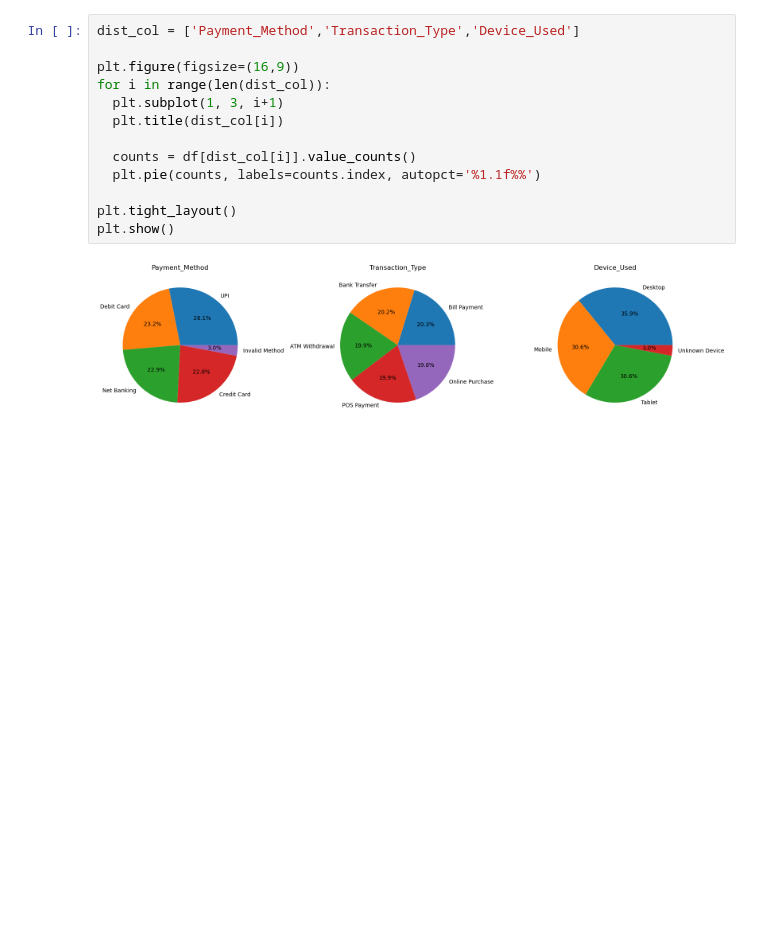
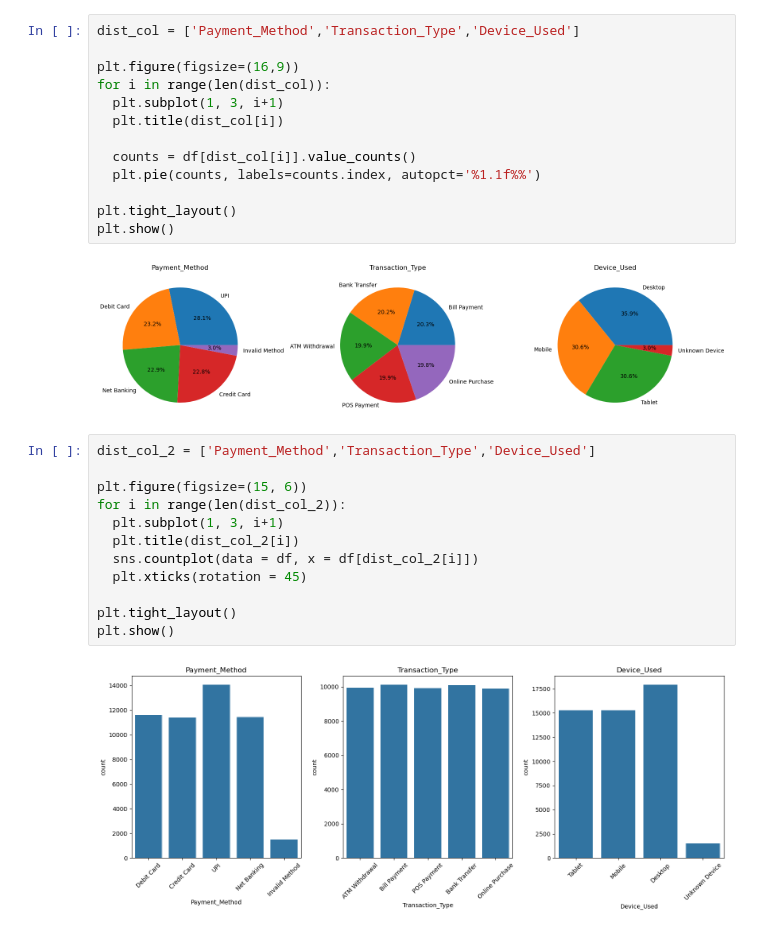
Before and after one commit to RodrigoD4v/Deteccao-de-Fraude-ML, a Jupyter notebook: notebooks/deteccao_fraudes_pagamentos.ipynb, the cells around one changed output. Drawn from its saved outputs; the diff is of its cells as text; blank space fills up the shorter version.

```diff
--- a/notebooks/deteccao_fraudes_pagamentos.ipynb
+++ b/notebooks/deteccao_fraudes_pagamentos.ipynb
@@ -295,3 +295,17 @@ plt.tight_layout()
 plt.show()
 # %% [output]
 [figure]
+# %%
+dist_col_2 = ['Payment_Method','Transaction_Type','Device_Used']
+
+plt.figure(figsize=(15, 6))
+for i in range(len(dist_col_2)):
+  plt.subplot(1, 3, i+1)
+  plt.title(dist_col_2[i])
+  sns.countplot(data = df, x = df[dist_col_2[i]])
+  plt.xticks(rotation = 45)
+
+plt.tight_layout()
+plt.show()
+# %% [output]
+[figure, added]
```
Also changed, not shown: parts of 11 cells of this notebook.
